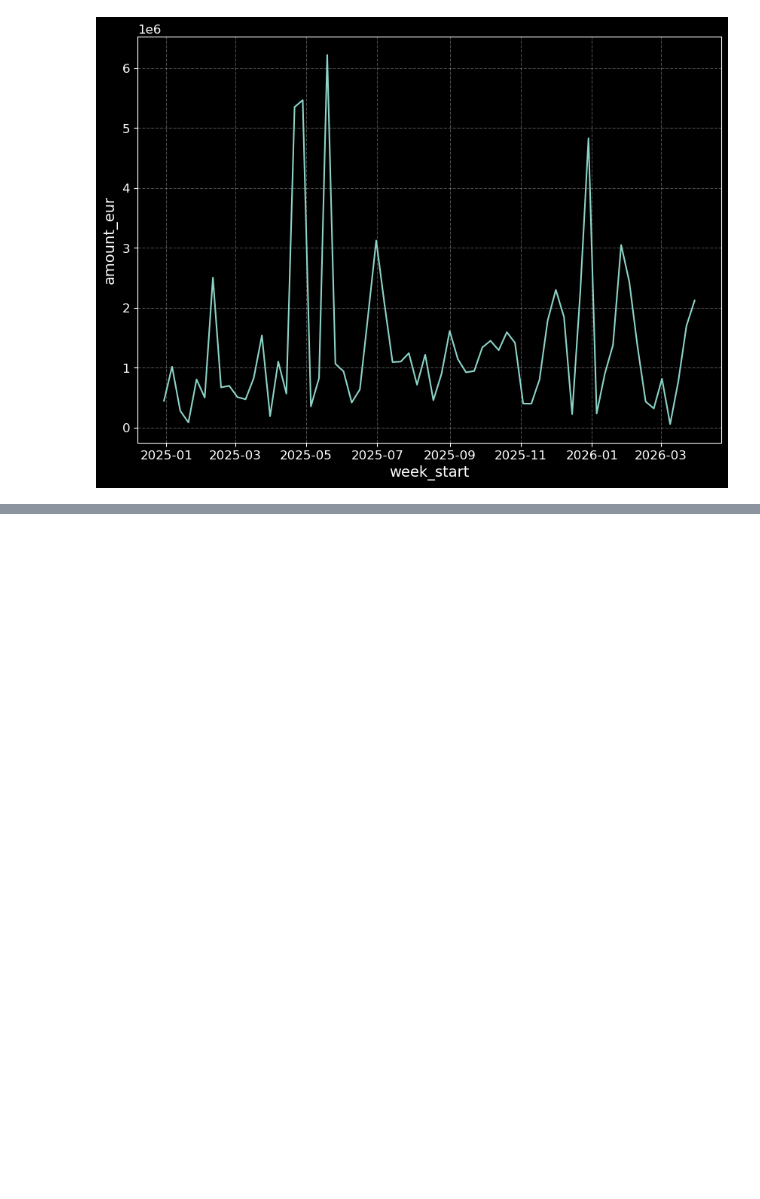
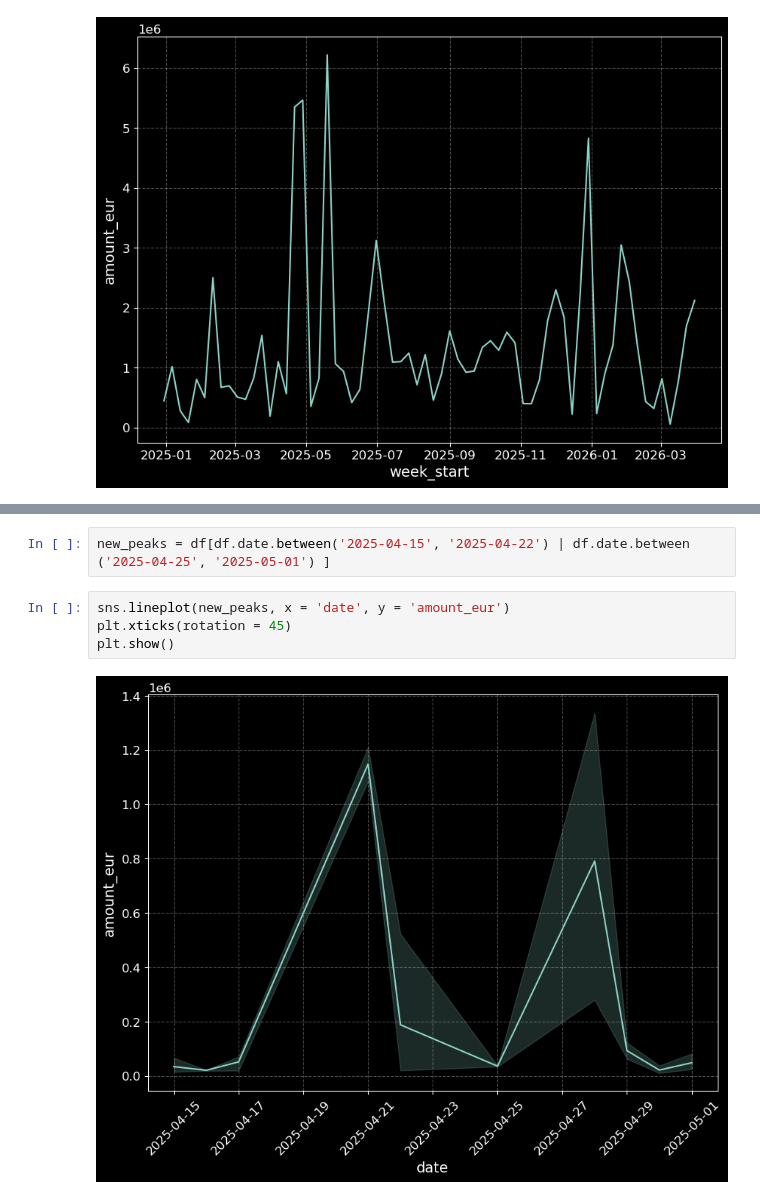
Before and after one commit to Gipnokrolik/ua-aid-intelligence-hub, a Jupyter notebook: notebooks/business_and_whales_analisys.ipynb, the cells around one changed output, grey strips where cells are left out. Drawn from its saved outputs; the diff is of its cells as text; blank space fills up the shorter version.

```diff
--- a/notebooks/business_and_whales_analisys.ipynb
+++ b/notebooks/business_and_whales_analisys.ipynb
@@ -260,0 +271,8 @@ sns.lineplot(df_clean_week, x = 'week_start', y = 'amount_eur')
+# %%
+new_peaks = df[df.date.between('2025-04-15', '2025-04-22') | df.date.between ('2025-04-25', '2025-05-01') ]
+# %%
+sns.lineplot(new_peaks, x = 'date', y = 'amount_eur')
+plt.xticks(rotation = 45)
+plt.show()
+# %% [output]
+[figure, added]
```
Also changed, not shown: parts of 8 cells of this notebook, 4 other files.
